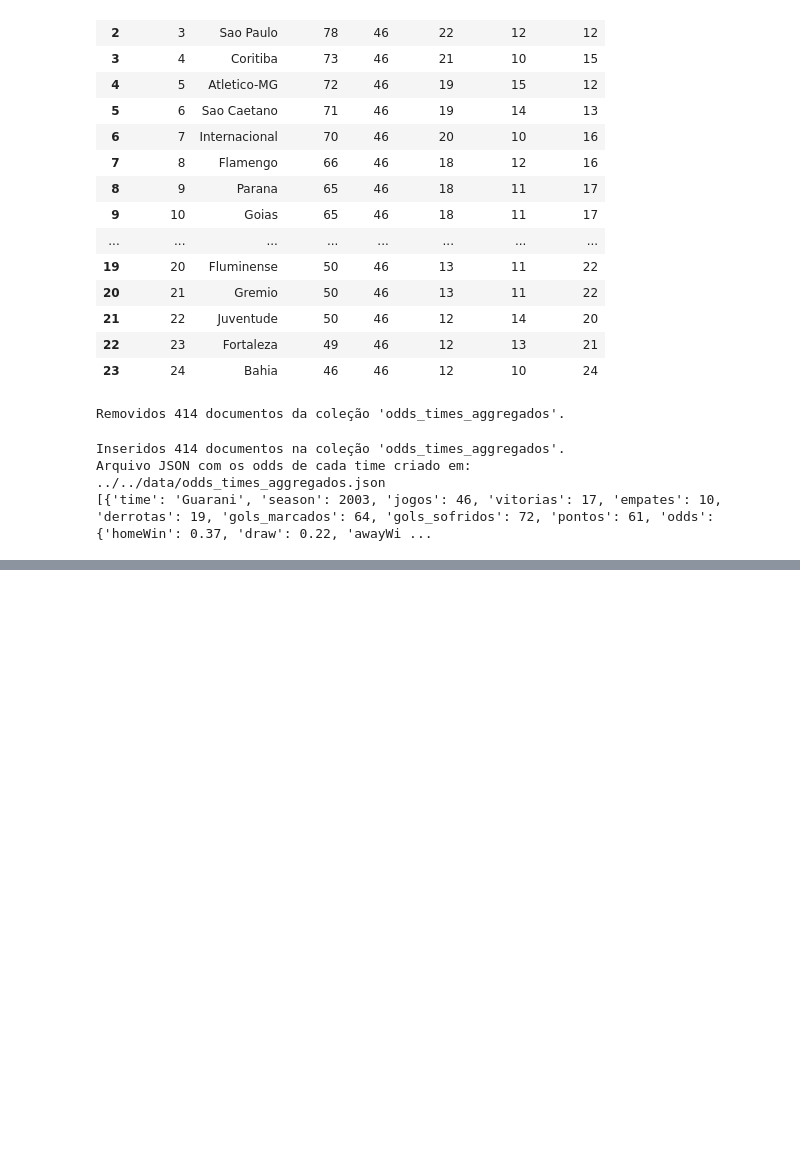
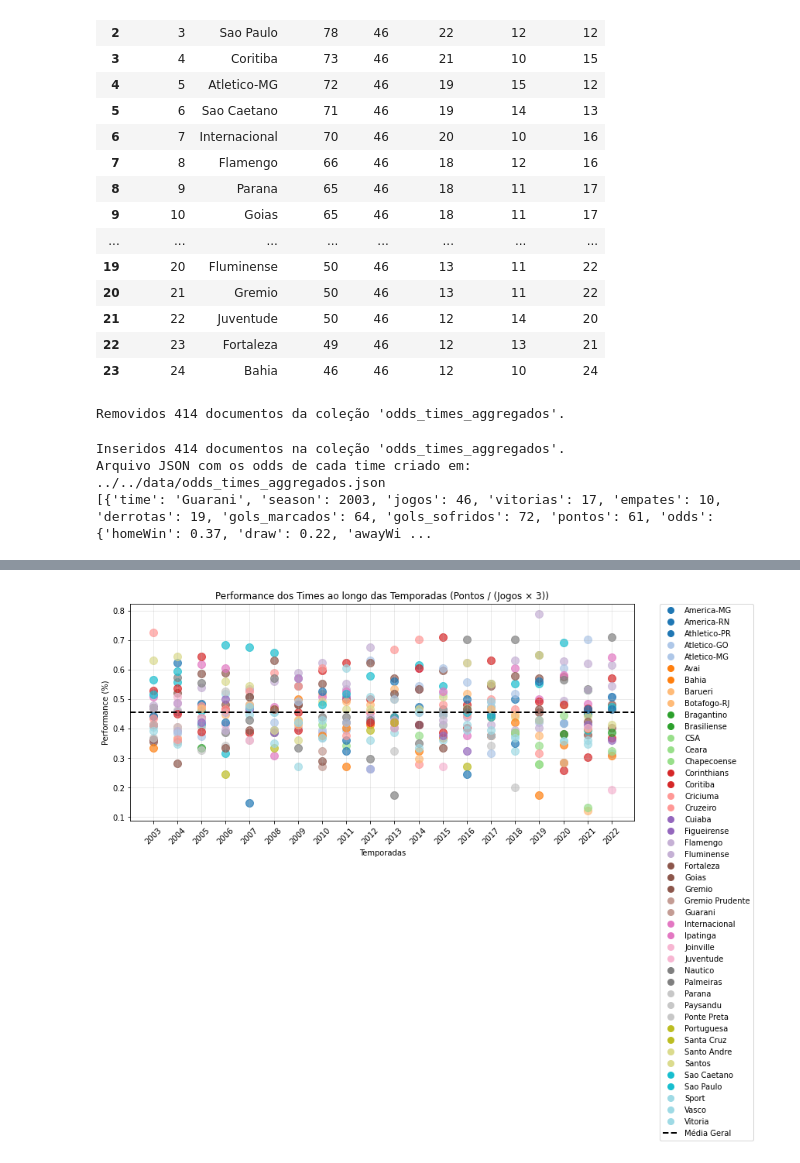
Before and after one commit to klsio22/brazileirao-data-analysis, a Jupyter notebook: statistics_futebol/brazilian_data/brasileirao.ipynb, the cells around one changed output, grey strips where cells are left out. Cells and saved outputs as stored; diff of their text form; code cells hidden in the pictures; blank space fills up the shorter version.

```diff
--- a/statistics_futebol/brazilian_data/brasileirao.ipynb
+++ b/statistics_futebol/brazilian_data/brasileirao.ipynb
@@ -184,0 +205,8 @@ Arquivo JSON com os odds de cada time criado em: ../../data/odds_times_aggregado
+# %%
+importlib.reload(brasileirao_api)
+from brasileirao_api import BrasileiraoAPI
+
+api = BrasileiraoAPI()
+api.plot_desempenho_todos_times()
+# %% [output]
+[figure, added]
```
Also changed, not shown: parts of 3 cells of this notebook, 2 other files.
